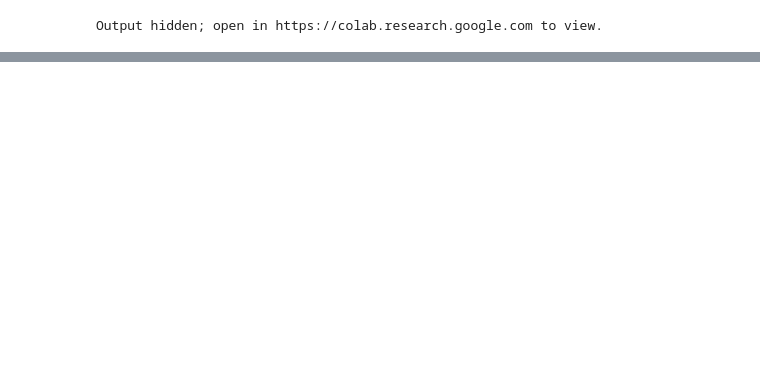
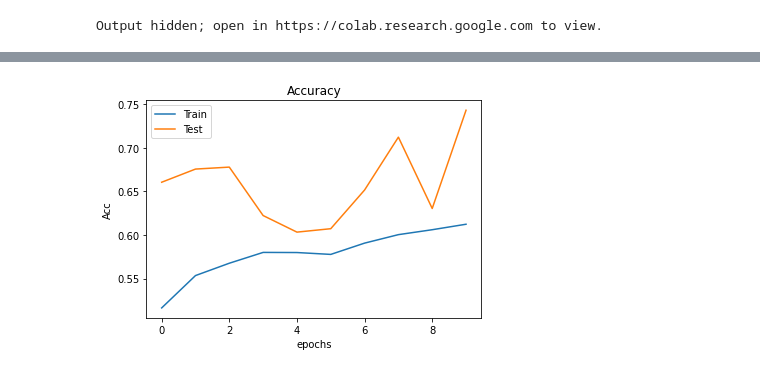
Before and after one commit to Harish521/NLP, a Jupyter notebook: IMDB Movie Sentiment Analysis/Sentiment Analysis IMDB Dataset.ipynb, the cells around one changed output, grey strips where cells are left out. Saved outputs shown, nothing was run; the diff lists cells and outputs as text; code cells hidden in the pictures; blank space fills up the shorter version.

Commit message:
Added L2 regularization for all layers

```diff
--- a/IMDB Movie Sentiment Analysis/Sentiment Analysis IMDB Dataset.ipynb
+++ b/IMDB Movie Sentiment Analysis/Sentiment Analysis IMDB Dataset.ipynb
@@ -310,0 +458,17 @@ plt.show()
+# %%
+embedding_size=50
+model = tf.keras.Sequential()
+model.add(tf.keras.layers.Embedding(input_dim=15000, output_dim=embedding_size, input_length=max_tokens))
+model.add(tf.keras.layers.Dropout(0.2))
+model.add(tf.keras.layers.GlobalAveragePooling1D())
+model.add(tf.keras.layers.Dense(16, activation='relu', kernel_regularizer=regularizers.l2(0.02)))
+model.add(tf.keras.layers.Dropout(0.2))
+model.add(tf.keras.layers.Dense(8, activation='relu', kernel_regularizer=regularizers.l2(0.02)))
+model.add(tf.keras.layers.Dropout(0.2))
+#model.add(tf.keras.layers.Dense(4, activation='relu', kernel_regularizer=regularizers.l2(0.01)))
+#model.add(tf.keras.layers.Dropout(0.1))
+model.add(tf.keras.layers.Dense(2, activation='softmax', kernel_regularizer=regularizers.l2(0.02)))
+
+# ----- Compile model -----
+model.compile(loss=tf.keras.losses.SparseCategoricalCrossentropy(), optimizer=tf.keras.optimizers.Adam(1e-4), metrics=["accuracy"])
+#model.compile(loss=tf.keras.losses.binary_crossentropy, optimizer=tf.keras.optimizers.Adam(1e-4), metrics=["accuracy"])
@@ -310,0 +495,2 @@ plt.show()
+# %%
+history=model.fit(x_train_pad,y_train,validation_split=0.3, epochs=10, batch_size=500, shuffle=True, verbose=1)
@@ -310,0 +546,11 @@ plt.show()
+# %%
+plt.figure()
+plt.plot(history.history['accuracy'], label='Train')
+plt.plot(history.history['val_accuracy'], label='Test')
+plt.title("Accuracy")
+plt.ylabel("Acc")
+plt.xlabel("epochs")
+plt.legend()
+plt.show()
+# %% [output]
+[figure, added]
```
Also changed, not shown: parts of 51 cells of this notebook.
